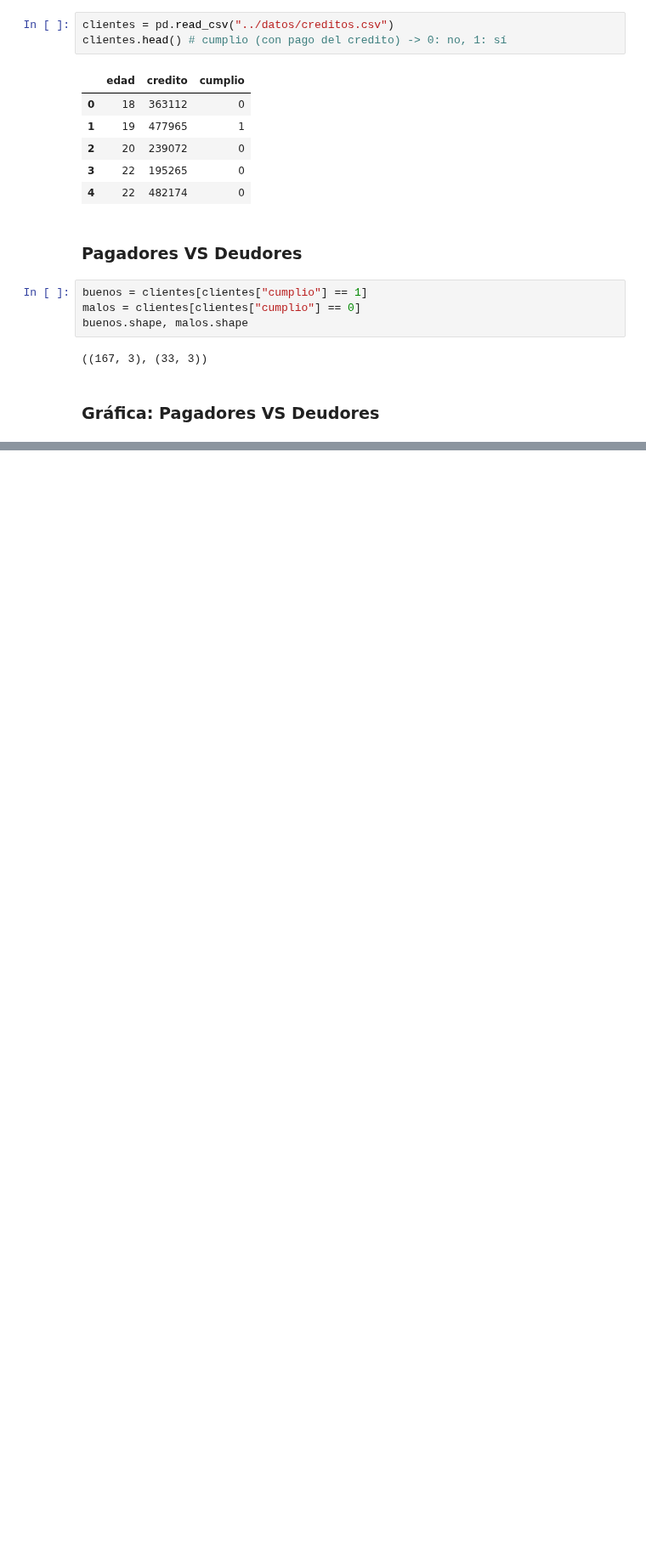
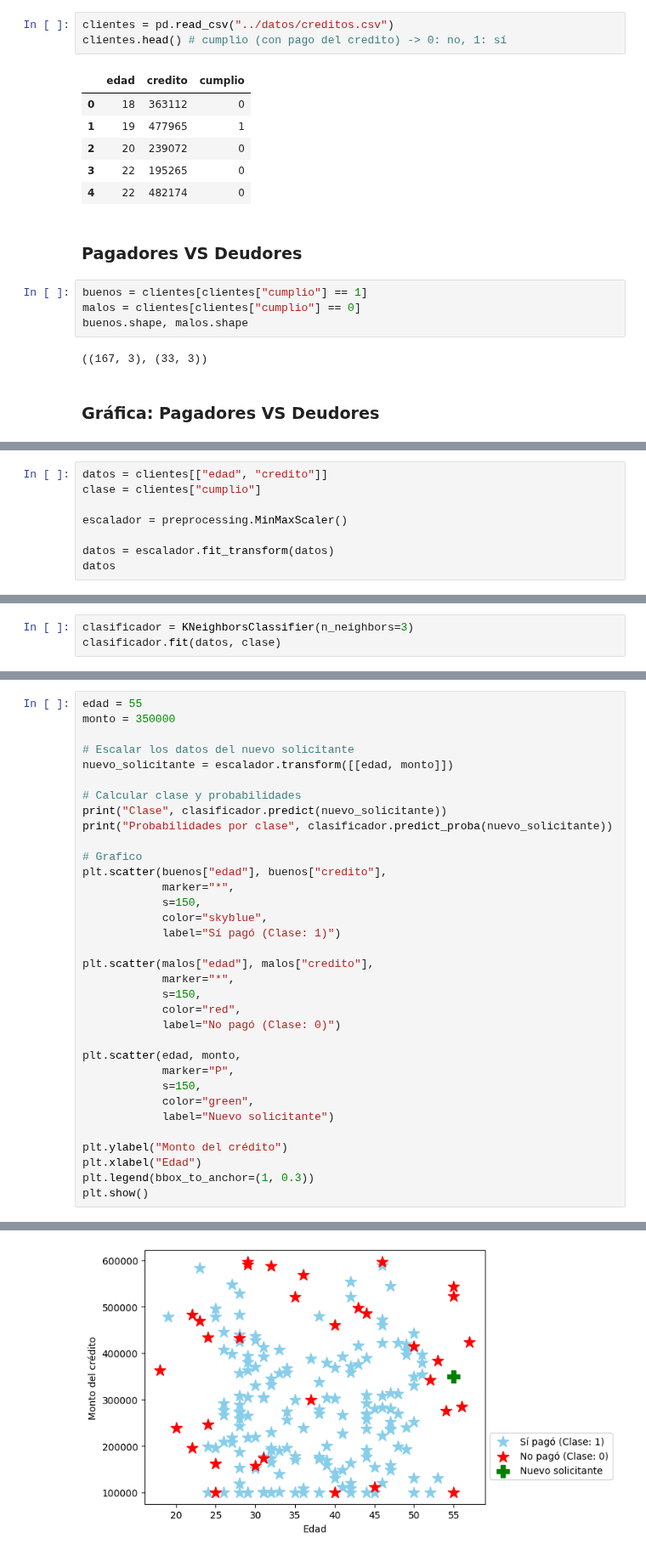
Before and after one commit to SunFanton/python-courses, a Jupyter notebook: codigo_maquina/Nivel_5_Aprendizaje_de_maquina/13_K_Vecinos_Cercanos_Clasificacion.ipynb, the cells around one changed output, grey strips where cells are left out. Shown at 85% size. Cells and saved outputs as stored; diff of their text form; blank space fills up the shorter version.

```diff
--- a/codigo_maquina/Nivel_5_Aprendizaje_de_maquina/13_K_Vecinos_Cercanos_Clasificacion.ipynb
+++ b/codigo_maquina/Nivel_5_Aprendizaje_de_maquina/13_K_Vecinos_Cercanos_Clasificacion.ipynb
@@ -99,0 +106,8 @@ plt.show()
+# %%
+datos = clientes[["edad", "credito"]]
+clase = clientes["cumplio"]
+
+escalador = preprocessing.MinMaxScaler()
+
+datos = escalador.fit_transform(datos)
+datos
@@ -99,0 +136,3 @@ plt.show()
+# %%
+clasificador = KNeighborsClassifier(n_neighbors=3)
+clasificador.fit(datos, clase)
@@ -99,0 +143,35 @@ plt.show()
+# %%
+edad = 55
+monto = 350000
+
+# Escalar los datos del nuevo solicitante
+nuevo_solicitante = escalador.transform([[edad, monto]])
+
+# Calcular clase y probabilidades
+print("Clase", clasificador.predict(nuevo_solicitante))
+print("Probabilidades por clase", clasificador.predict_proba(nuevo_solicitante))
+
+# Grafico
+plt.scatter(buenos["edad"], buenos["credito"],
+            marker="*",
+            s=150,
+            color="skyblue",
+            label="Sí pagó (Clase: 1)")
+
+plt.scatter(malos["edad"], malos["credito"],
+            marker="*",
+            s=150,
+            color="red",
+            label="No pagó (Clase: 0)")
+
+plt.scatter(edad, monto,
+            marker="P",
+            s=150,
+            color="green",
+            label="Nuevo solicitante")
+
+plt.ylabel("Monto del crédito")
+plt.xlabel("Edad")
+plt.legend(bbox_to_anchor=(1, 0.3))
+plt.show()
+# %% [output]
@@ -99,0 +180 @@ plt.show()
+[figure, added]
```
Also changed, not shown: parts of 21 cells of this notebook, 2 other files.
